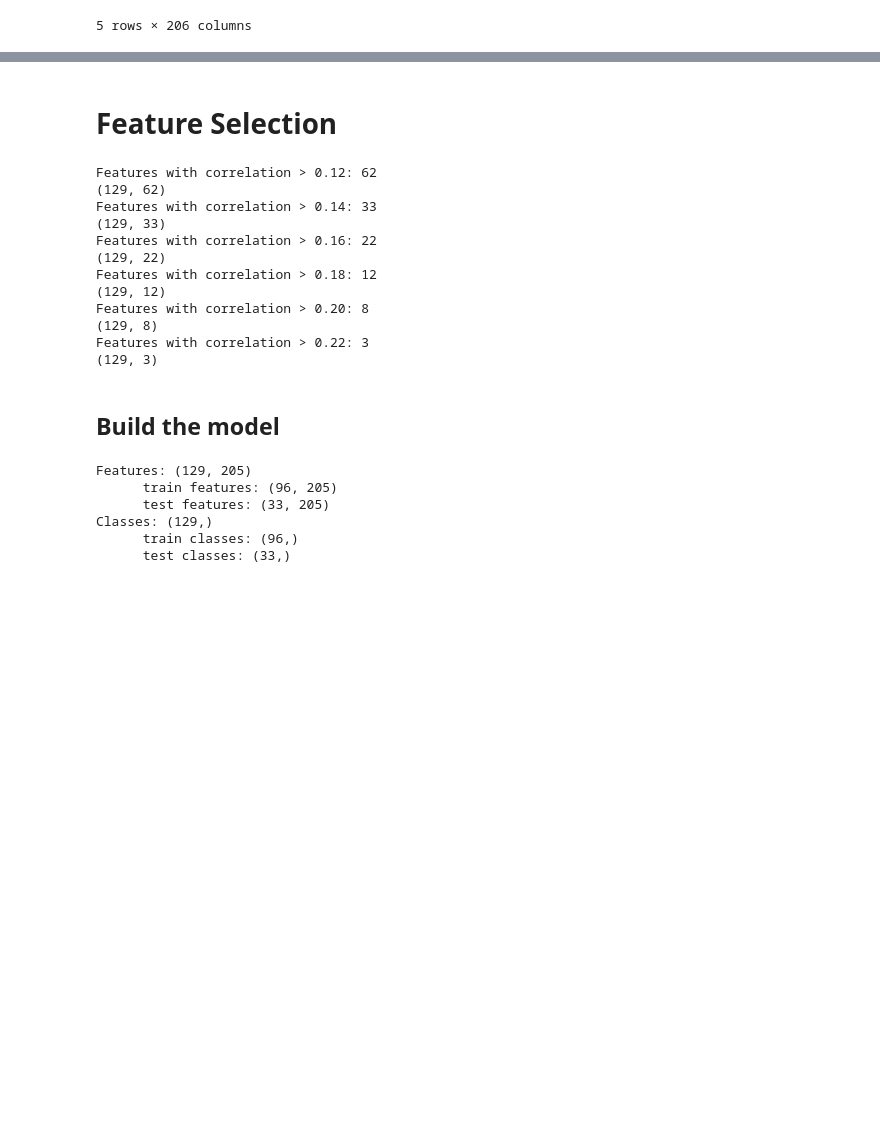
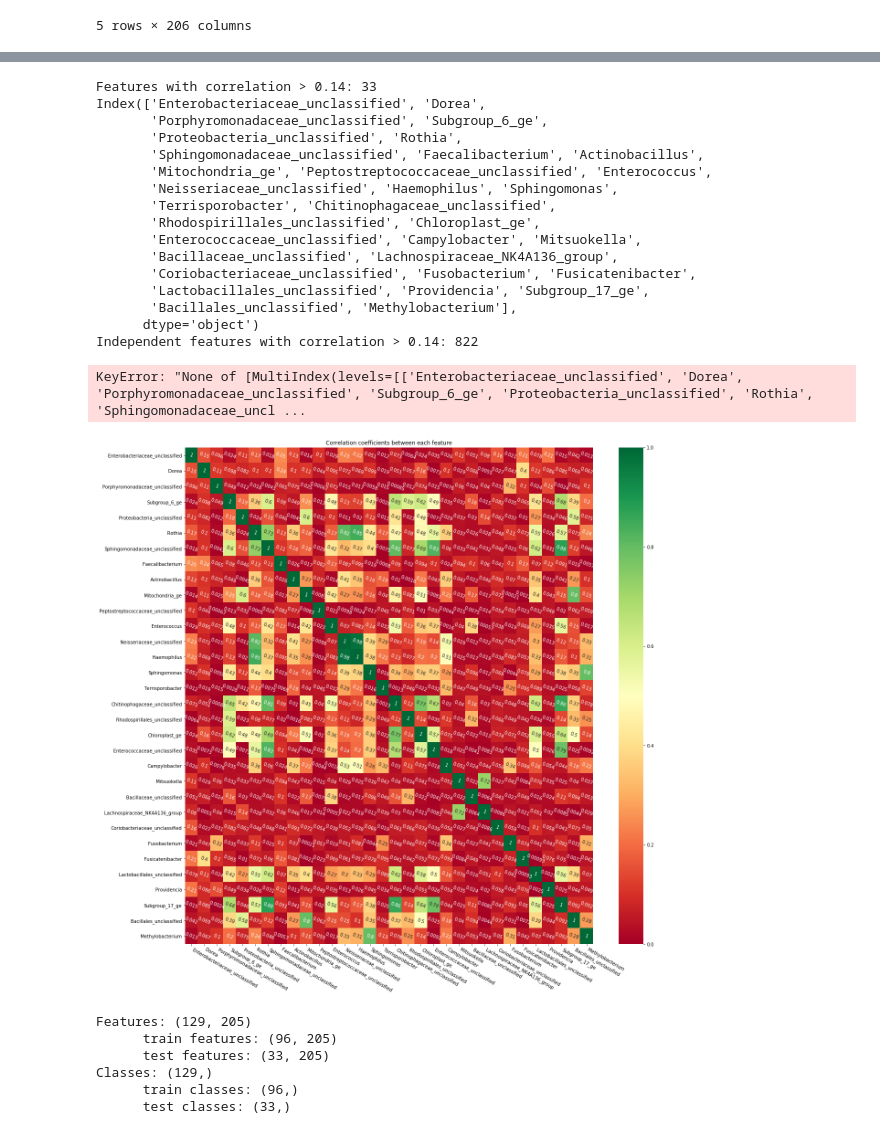
Before and after one commit to ColeridgeGuo/16SCD, a Jupyter notebook: Feature_Selection.ipynb, the cells around one changed output, grey strips where cells are left out. Saved outputs shown, nothing was run; the diff lists cells and outputs as text; code cells hidden in the pictures; blank space fills up the shorter version.

```diff
--- a/Feature_Selection.ipynb
+++ b/Feature_Selection.ipynb
@@ -35,37 +77,48 @@ df.head()
+# %%
+cor = df.corr()
+
+# correlation with output variable
+corr_output_mtx = cor['diagnosis'].abs()
+
+# select features with a correlation between 0.12 and 0.22
+for cor_target in np.arange(.14, .24, .02):
+
+    # features with high correlation with the class
+    relv_feat = corr_output_mtx[corr_output_mtx > cor_target]
+    print(f"Features with correlation > {cor_target:.2f}: {len(relv_feat)}")
+
+    # keep only the feature names and remove the output variable
+    relv_feat = relv_feat.index.drop('diagnosis')
+
+    # select features that are independent of each other
+    relv_feat = indep_feat(relv_feat)
+    print(f"Independent features with correlation > {cor_target:.2f}: {len(relv_feat)}")
+
+    # write the df with selected features to csv files
+    df_ = df[relv_feat.index]
+    df_.to_csv(f"..\\data\\genus.reabund_feature_selected\\{cor_target:.2f}_{len(relv_feat)}.csv")
+# %% [output]
+Features with correlation > 0.14: 33
+Index(['Enterobacteriaceae_unclassified', 'Dorea',
+       'Porphyromonadaceae_unclassified', 'Subgroup_6_ge',
+       'Proteobacteria_unclassified', 'Rothia',
+       'Sphingomonadaceae_unclassified', 'Faecalibacterium', 'Actinobacillus',
+       'Mitochondria_ge', 'Peptostreptococcaceae_unclassified', 'Enterococcus',
+       'Neisseriaceae_unclassified', 'Haemophilus', 'Sphingomonas',
+       'Terrisporobacter', 'Chitinophagaceae_unclassified',
+       'Rhodospirillales_unclassified', 'Chloroplast_ge',
+       'Enterococcaceae_unclassified', 'Campylobacter', 'Mitsuokella',
+       'Bacillaceae_unclassified', 'Lachnospiraceae_NK4A136_group',
+       'Coriobacteriaceae_unclassified', 'Fusobacterium', 'Fusicatenibacter',
+       'Lactobacillales_unclassified', 'Providencia', 'Subgroup_17_ge',
+       'Bacillales_unclassified', 'Methylobacterium'],
+      dtype='object')
+Independent features with correlation > 0.14: 822
+KeyError: "None of [MultiIndex(levels=[['Enterobacteriaceae_unclassified', 'Dorea', 'Porphyromonadaceae_unclassified', 'Subgroup_6_ge', 'Proteobacteria_unclassified', 'Rothia', 'Sphingomonadaceae_uncl ...
+[figure, added]
 # %%
 from sklearn.model_selection import train_test_split
 from sklearn.model_selection import GridSearchCV
-# %% [markdown]
-# Feature Selection
-# %%
-cor = df.corr()
-
-# correlation with output variable
-feature_cor = abs(cor['diagnosis'])
-
-# select features with a correlation between 0.12 and 0.22
-for cor_target in np.arange(.12, .24, .02):
-    relevant_features = feature_cor[feature_cor > cor_target]
-    print(f"Features with correlation > {cor_target:.2f}: {len(relevant_features)}")
-
-    df_ = df[relevant_features.index]
-    print(df_.shape)
-    df_.to_csv(f"..\\data\\genus.reabund_feature_selected\\{cor_target:.2f}_{len(relevant_features)}.csv")
-# %% [output]
-Features with correlation > 0.12: 62
-(129, 62)
-Features with correlation > 0.14: 33
-(129, 33)
-Features with correlation > 0.16: 22
-(129, 22)
-Features with correlation > 0.18: 12
-(129, 12)
-Features with correlation > 0.20: 8
-(129, 8)
-Features with correlation > 0.22: 3
-(129, 3)
-# %% [markdown]
-## Build the model
 # %%
 # split train test data
 x_train, x_test, y_train, y_test = train_test_split(df.iloc[:, :-1],
```
Also changed, not shown: parts of 5 cells of this notebook.
